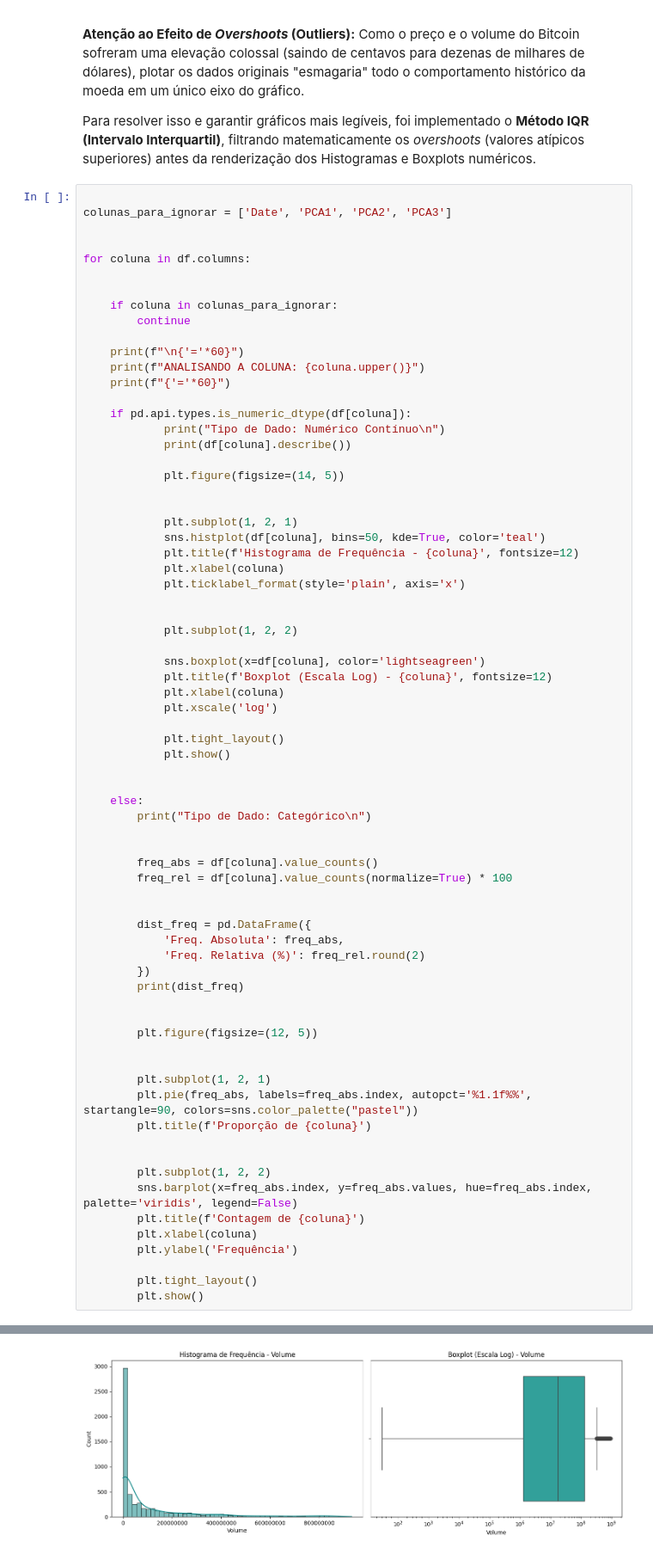
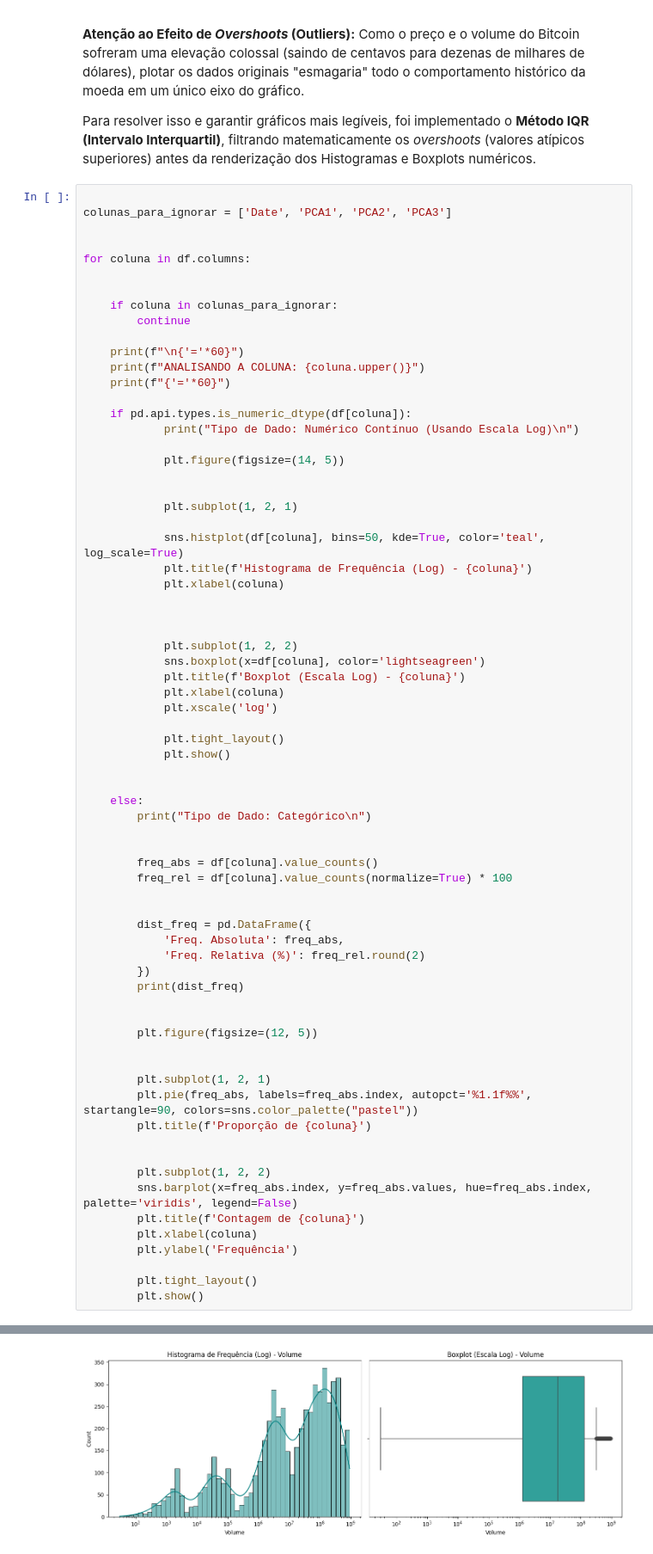
Before and after one commit to iTzK1/ProjetoBitcoin, a Jupyter notebook: ProjetoKauan.ipynb, the cells around one changed output, grey strips where cells are left out. Shown at 86% size. Saved outputs shown, nothing was run; the diff lists cells and outputs as text.

```diff
--- a/ProjetoKauan.ipynb
+++ b/ProjetoKauan.ipynb
@@ -289,23 +289,22 @@ for coluna in df.columns:
     print(f"{'='*60}")
 
     if pd.api.types.is_numeric_dtype(df[coluna]):
-            print("Tipo de Dado: Numérico Contínuo\n")
-            print(df[coluna].describe())
+            print("Tipo de Dado: Numérico Contínuo (Usando Escala Log)\n")
 
             plt.figure(figsize=(14, 5))
 
 
             plt.subplot(1, 2, 1)
-            sns.histplot(df[coluna], bins=50, kde=True, color='teal')
-            plt.title(f'Histograma de Frequência - {coluna}', fontsize=12)
+
+            sns.histplot(df[coluna], bins=50, kde=True, color='teal', log_scale=True)
+            plt.title(f'Histograma de Frequência (Log) - {coluna}')
             plt.xlabel(coluna)
-            plt.ticklabel_format(style='plain', axis='x')
+
 
 
             plt.subplot(1, 2, 2)
-
             sns.boxplot(x=df[coluna], color='lightseagreen')
-            plt.title(f'Boxplot (Escala Log) - {coluna}', fontsize=12)
+            plt.title(f'Boxplot (Escala Log) - {coluna}')
             plt.xlabel(coluna)
             plt.xscale('log')
 
@@ -422,4 +371,4 @@ Name: Volume, dtype: float64
-[figure, old version]
+[figure, new version]
 ============================================================
 ANALISANDO A COLUNA: PRICECATEGORY
 ============================================================
```
Also changed, not shown: parts of 1 cell of this notebook.
